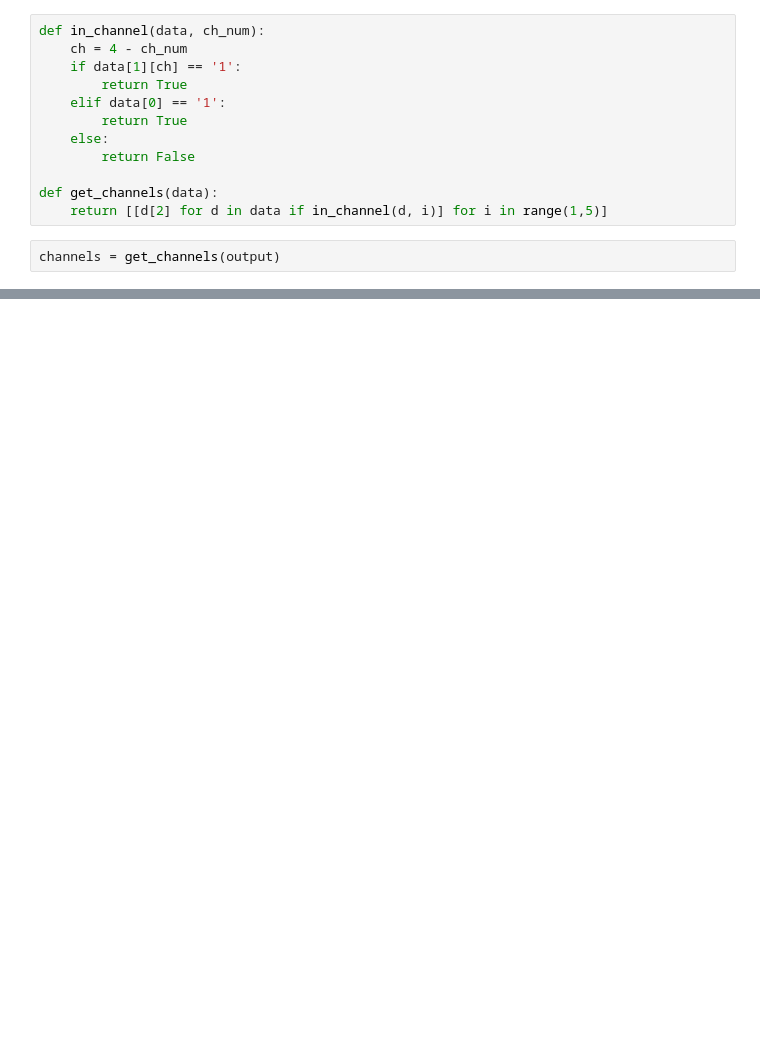
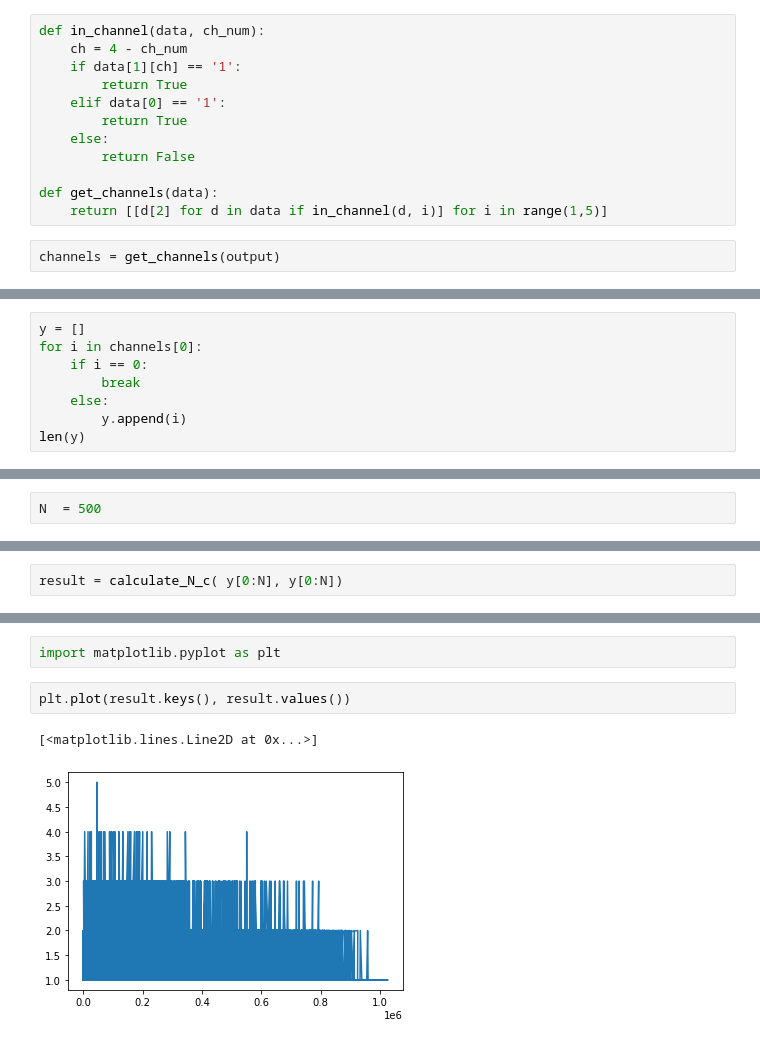
Before and after one commit to jchuri/single_photon_correlations, a Jupyter notebook: test.ipynb, the cells around one changed output, grey strips where cells are left out. Cells and saved outputs as stored; diff of their text form; blank space fills up the shorter version.

```diff
--- a/test.ipynb
+++ b/test.ipynb
@@ -43,0 +22,8 @@ channels = get_channels(output)
+# %%
+y = []
+for i in channels[0]:
+    if i == 0:
+        break
+    else:
+        y.append(i)
+len(y)
@@ -43,0 +32,2 @@ channels = get_channels(output)
+# %%
+N  = 500
@@ -43,0 +37,2 @@ channels = get_channels(output)
+# %%
+result = calculate_N_c( y[0:N], y[0:N])
@@ -43,0 +59,7 @@ channels = get_channels(output)
+# %%
+import matplotlib.pyplot as plt
+# %%
+plt.plot(result.keys(), result.values())
+# %% [output]
+[<matplotlib.lines.Line2D at 0x...>]
+[figure, added]
```
Also changed, not shown: parts of 6 cells of this notebook, 1 other file.
